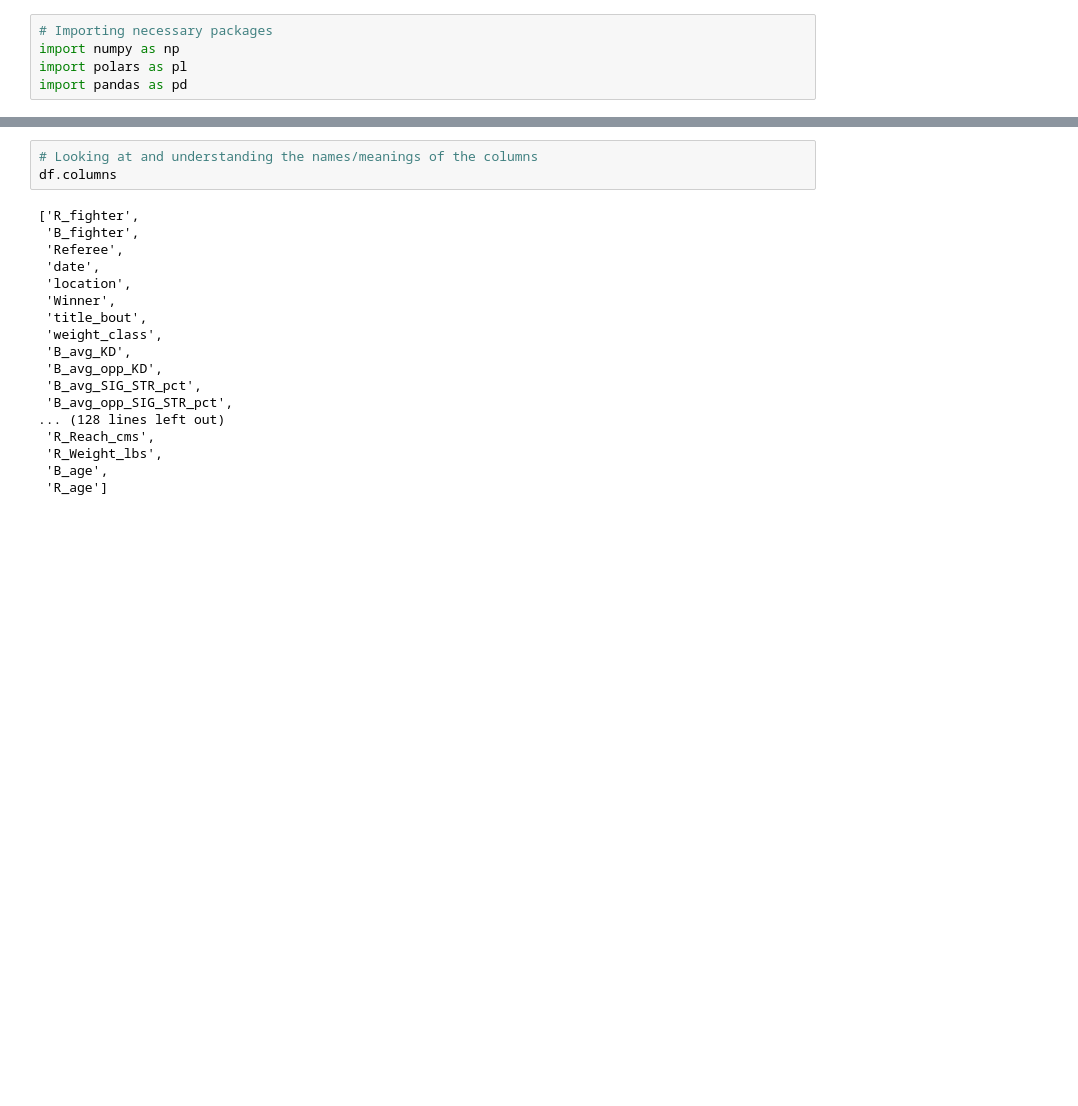
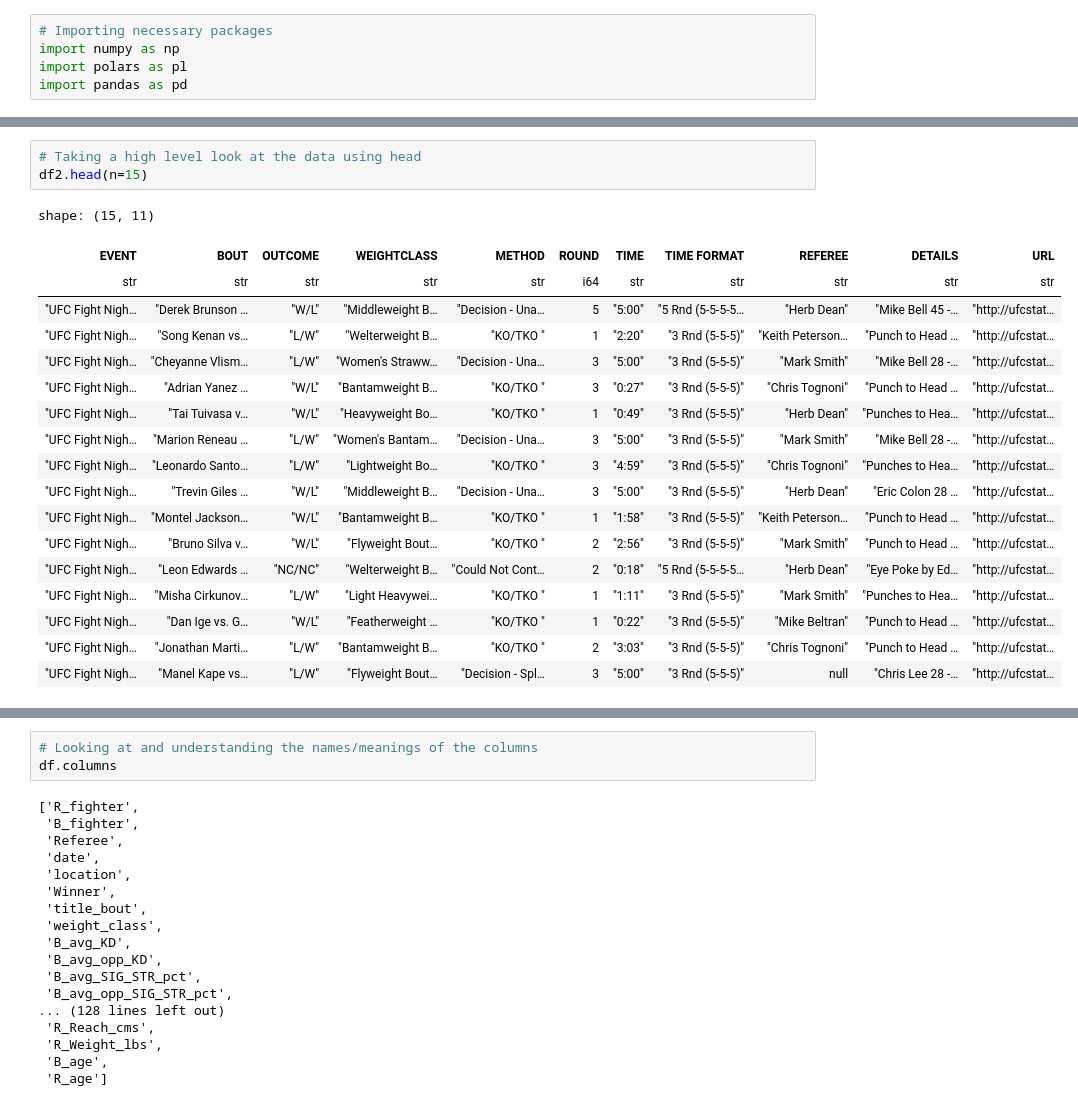
Before and after one commit to anishmitra9666/MMA, a Jupyter notebook: code.ipynb, the cells around one changed output, grey strips where cells are left out. Saved outputs shown, nothing was run; the diff lists cells and outputs as text; blank space fills up the shorter version.

```diff
--- a/code.ipynb
+++ b/code.ipynb
@@ -23,2 +36,24 @@ We looked at the first 5 rows(or 5 latest fights) of each of the 144 columns her
+# %%
+# Taking a high level look at the data using head
+df2.head(n=15)
+# %% [output]
+shape: (15, 11)
+| EVENT | BOUT | OUTCOME | WEIGHTCLASS | METHOD | ROUND | TIME | TIME FORMAT | REFEREE | DETAILS | URL |
+| str | str | str | str | str | i64 | str | str | str | str | str |
+| "UFC Fight Nigh… | "Derek Brunson … | "W/L" | "Middleweight B… | "Decision - Una… | 5 | "5:00" | "5 Rnd (5-5-5-5… | "Herb Dean" | "Mike Bell 45 -… | "http://ufcstat… |
+| "UFC Fight Nigh… | "Song Kenan vs… | "L/W" | "Welterweight B… | "KO/TKO " | 1 | "2:20" | "3 Rnd (5-5-5)" | "Keith Peterson… | "Punch to Head … | "http://ufcstat… |
+| "UFC Fight Nigh… | "Cheyanne Vlism… | "L/W" | "Women's Straww… | "Decision - Una… | 3 | "5:00" | "3 Rnd (5-5-5)" | "Mark Smith" | "Mike Bell 28 -… | "http://ufcstat… |
+| "UFC Fight Nigh… | "Adrian Yanez … | "W/L" | "Bantamweight B… | "KO/TKO " | 3 | "0:27" | "3 Rnd (5-5-5)" | "Chris Tognoni" | "Punch to Head … | "http://ufcstat… |
+| "UFC Fight Nigh… | "Tai Tuivasa v… | "W/L" | "Heavyweight Bo… | "KO/TKO " | 1 | "0:49" | "3 Rnd (5-5-5)" | "Herb Dean" | "Punches to Hea… | "http://ufcstat… |
+| "UFC Fight Nigh… | "Marion Reneau … | "L/W" | "Women's Bantam… | "Decision - Una… | 3 | "5:00" | "3 Rnd (5-5-5)" | "Mark Smith" | "Mike Bell 28 -… | "http://ufcstat… |
+| "UFC Fight Nigh… | "Leonardo Santo… | "L/W" | "Lightweight Bo… | "KO/TKO " | 3 | "4:59" | "3 Rnd (5-5-5)" | "Chris Tognoni" | "Punches to Hea… | "http://ufcstat… |
+| "UFC Fight Nigh… | "Trevin Giles … | "W/L" | "Middleweight B… | "Decision - Una… | 3 | "5:00" | "3 Rnd (5-5-5)" | "Herb Dean" | "Eric Colon 28 … | "http://ufcstat… |
+| "UFC Fight Nigh… | "Montel Jackson… | "W/L" | "Bantamweight B… | "KO/TKO " | 1 | "1:58" | "3 Rnd (5-5-5)" | "Keith Peterson… | "Punch to Head … | "http://ufcstat… |
+| "UFC Fight Nigh… | "Bruno Silva v… | "W/L" | "Flyweight Bout… | "KO/TKO " | 2 | "2:56" | "3 Rnd (5-5-5)" | "Mark Smith" | "Punch to Head … | "http://ufcstat… |
+| "UFC Fight Nigh… | "Leon Edwards … | "NC/NC" | "Welterweight B… | "Could Not Cont… | 2 | "0:18" | "5 Rnd (5-5-5-5… | "Herb Dean" | "Eye Poke by Ed… | "http://ufcstat… |
+| "UFC Fight Nigh… | "Misha Cirkunov… | "L/W" | "Light Heavywei… | "KO/TKO " | 1 | "1:11" | "3 Rnd (5-5-5)" | "Mark Smith" | "Punches to Hea… | "http://ufcstat… |
+| "UFC Fight Nigh… | "Dan Ige vs. G… | "W/L" | "Featherweight … | "KO/TKO " | 1 | "0:22" | "3 Rnd (5-5-5)" | "Mike Beltran" | "Punch to Head … | "http://ufcstat… |
+| "UFC Fight Nigh… | "Jonathan Marti… | "L/W" | "Bantamweight B… | "KO/TKO " | 2 | "3:03" | "3 Rnd (5-5-5)" | "Chris Tognoni" | "Punch to Head … | "http://ufcstat… |
+| "UFC Fight Nigh… | "Manel Kape vs… | "L/W" | "Flyweight Bout… | "Decision - Spl… | 3 | "5:00" | "3 Rnd (5-5-5)" | null | "Chris Lee 28 -… | "http://ufcstat… |
 # %%
 # Taking a high level look at the data using tail
```
Also changed, not shown: parts of 35 cells of this notebook, 3 other files.
